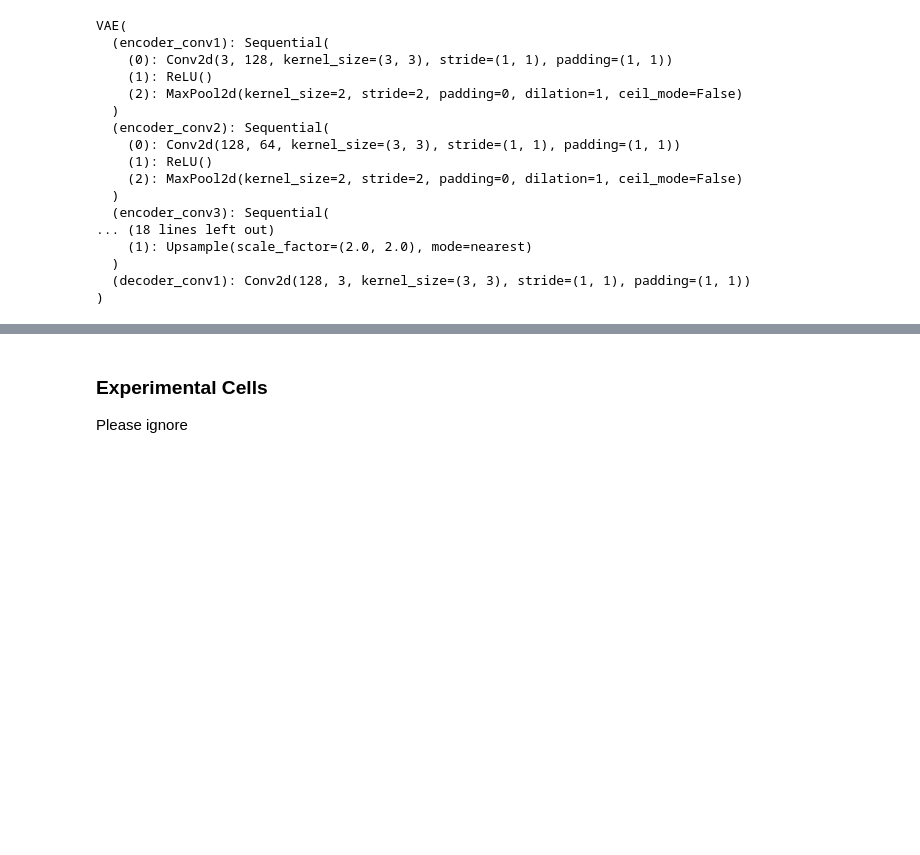
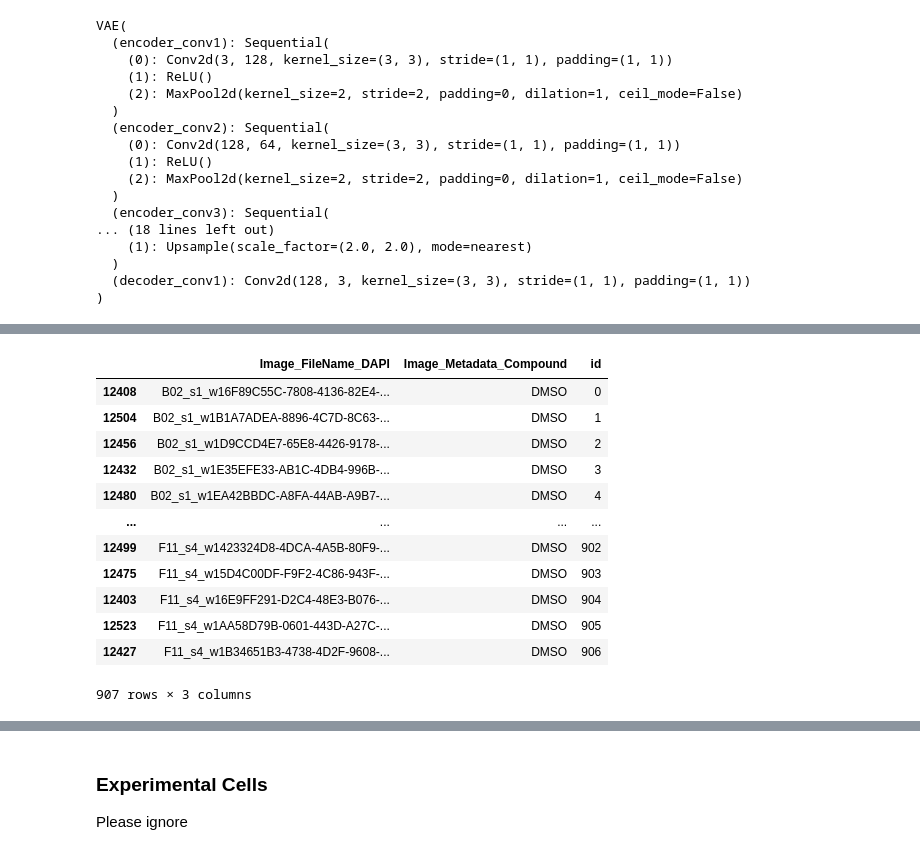
Before and after one commit to NotAndres/pytorch-vsc, a Jupyter notebook: notebook/vsc.ipynb, the cells around one changed output, grey strips where cells are left out. Saved outputs shown, nothing was run; the diff lists cells and outputs as text; code cells hidden in the pictures; blank space fills up the shorter version.

```diff
--- a/notebook/vsc.ipynb
+++ b/notebook/vsc.ipynb
@@ -47,7 +50,6 @@ def split_data(data_dir, n_split=0.2, batch_size=256):
     n_test = int(total * n_split)
     n_train = total - n_test
     train_set, test_set = data.random_split(image_dataset, (n_train, n_test))
-
     n_val = int(len(train_set) * n_split)
     n_train = len(train_set) - n_val
     train_set, val_set = data.random_split(train_set, (n_train, n_val))
@@ -77,7 +79,7 @@ def split_data(data_dir, n_split=0.2, batch_size=256):
       shuffle=True,
       pin_memory=pin_memory
     )
-    return train_loader, val_loader, test_loader
+    return train_loader, val_loader, test_loader, image_dataset.class_to_idx
 # %% [markdown]
 Helper function to view tensors as a plot
 # %%
@@ -288,7 +290,7 @@ def get_time_in_hours(seconds):
 ### Training
 The training of the migrated VAE starts here
 # %%
-train_data, val_data, test_data = split_data(data_dir=data_dir, batch_size=batch_size)
+train_data, val_data, test_data, label_mapping = split_data(data_dir=data_dir, batch_size=batch_size)
 # %% [output]
 Train split:  97014
 Val split:  24253
@@ -419,0 +478,20 @@ plot_loss(train_trace['kld'], val_trace['kld'], epochs, 'Epochs', "KLD", "Averag
+# %%
+compound_folder = metadata[['Image_FileName_DAPI', 'Image_Metadata_Compound']].sort_values('Image_FileName_DAPI')
+cf_id = compound_folder['Image_FileName_DAPI'].apply(lambda x: int(label_mapping.get(x, -1)))
+compound_folder['id'] = cf_id
+compound_folder = compound_folder[compound_folder.id != -1]
+compound_folder
+# %% [output]
+|  | Image_FileName_DAPI | Image_Metadata_Compound | id |
+| 12408 | B02_s1_w16F89C55C-7808-4136-82E4-... | DMSO | 0 |
+| 12504 | B02_s1_w1B1A7ADEA-8896-4C7D-8C63-... | DMSO | 1 |
+| 12456 | B02_s1_w1D9CCD4E7-65E8-4426-9178-... | DMSO | 2 |
+| 12432 | B02_s1_w1E35EFE33-AB1C-4DB4-996B-... | DMSO | 3 |
+| 12480 | B02_s1_w1EA42BBDC-A8FA-44AB-A9B7-... | DMSO | 4 |
+| ... | ... | ... | ... |
+| 12499 | F11_s4_w1423324D8-4DCA-4A5B-80F9-... | DMSO | 902 |
+| 12475 | F11_s4_w15D4C00DF-F9F2-4C86-943F-... | DMSO | 903 |
+| 12403 | F11_s4_w16E9FF291-D2C4-48E3-B076-... | DMSO | 904 |
+| 12523 | F11_s4_w1AA58D79B-0601-443D-A27C-... | DMSO | 905 |
+| 12427 | F11_s4_w1B34651B3-4738-4D2F-9608-... | DMSO | 906 |
+907 rows × 3 columns
```
Also changed, not shown: parts of 29 cells of this notebook, 2 other files.
